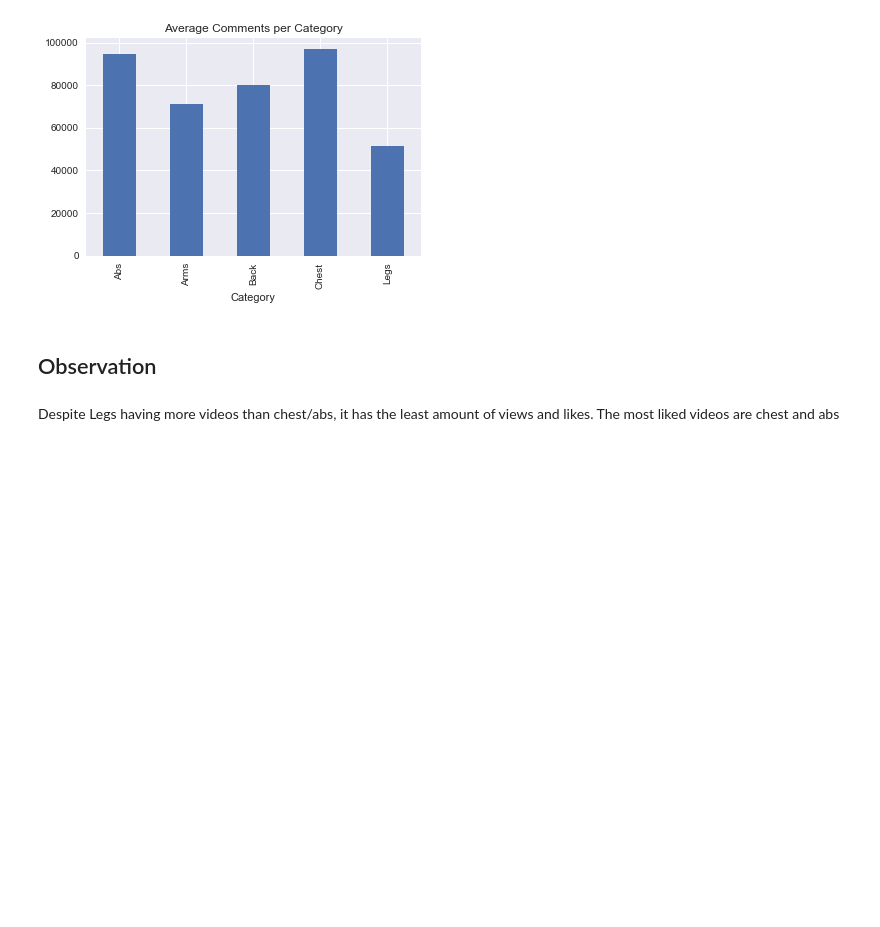
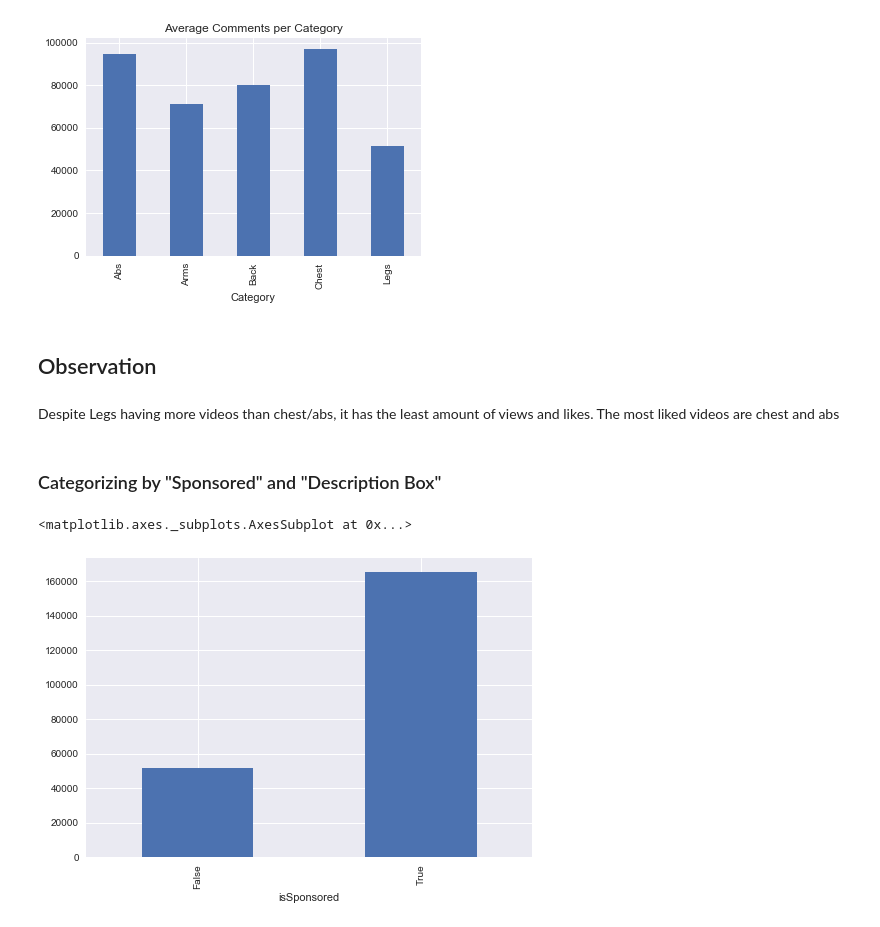
Before and after one commit to allenwang28/YouTube-Virality-Predictor, a Jupyter notebook: notebooks/Categorical Analysis.ipynb, the cells around one changed output. Drawn from its saved outputs; the diff is of its cells as text; code cells hidden in the pictures; blank space fills up the shorter version.

```diff
--- a/notebooks/Categorical Analysis.ipynb
+++ b/notebooks/Categorical Analysis.ipynb
@@ -187,3 +188,17 @@ Name: CommentCount, dtype: float64
 # %% [markdown]
 Despite Legs having more videos than chest/abs, it has the least amount of views and likes.
 The most liked videos are chest and abs
+# %% [markdown]
+### Categorizing by "Sponsored" and "Description Box"
+# %%
+# Abs Workout
+dfData['isSponsored'] = (dfData['Description'].str.contains('sponsored')  |
+                       dfData['Description'].str.contains('provided by'))
+
+dfData['hasDiscount'] = (dfData['Description'].str.contains("discount") |
+                        dfData['Description'].str.contains("code"))
+# %%
+dfData.groupby('isSponsored').ViewCount.mean().plot(kind="bar")
+# %% [output]
+<matplotlib.axes._subplots.AxesSubplot at 0x...>
+[figure, added]
```
Also changed, not shown: parts of 7 cells of this notebook, 4 other files.
